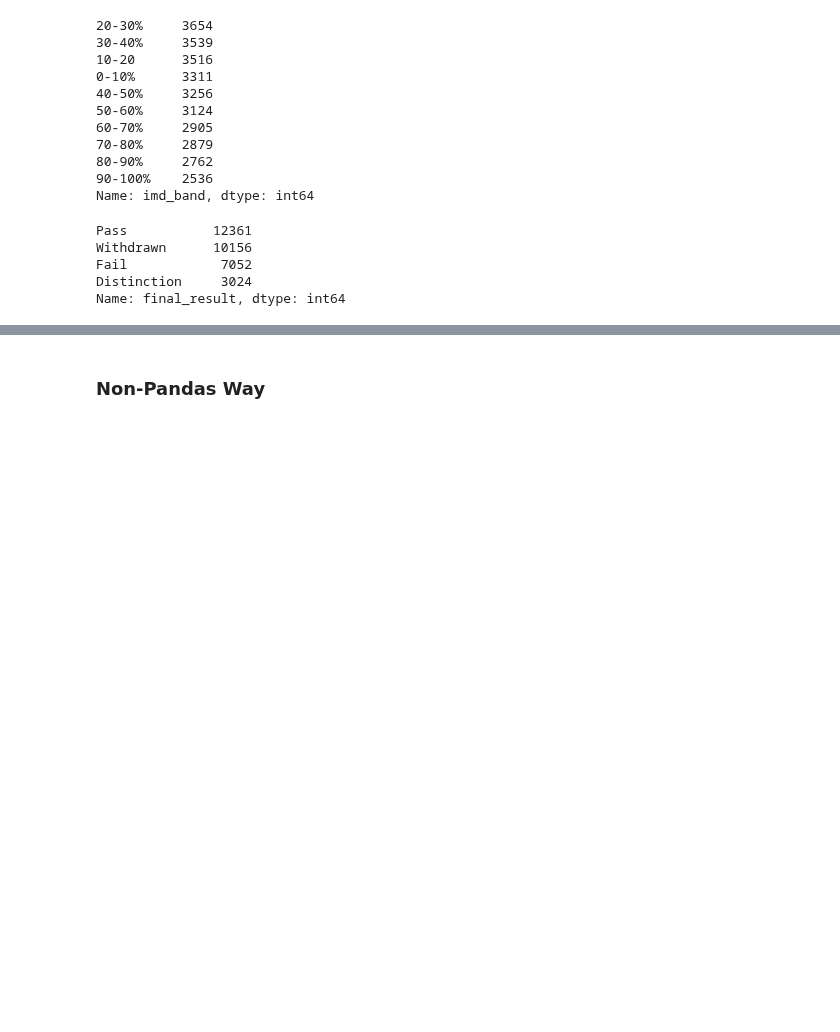
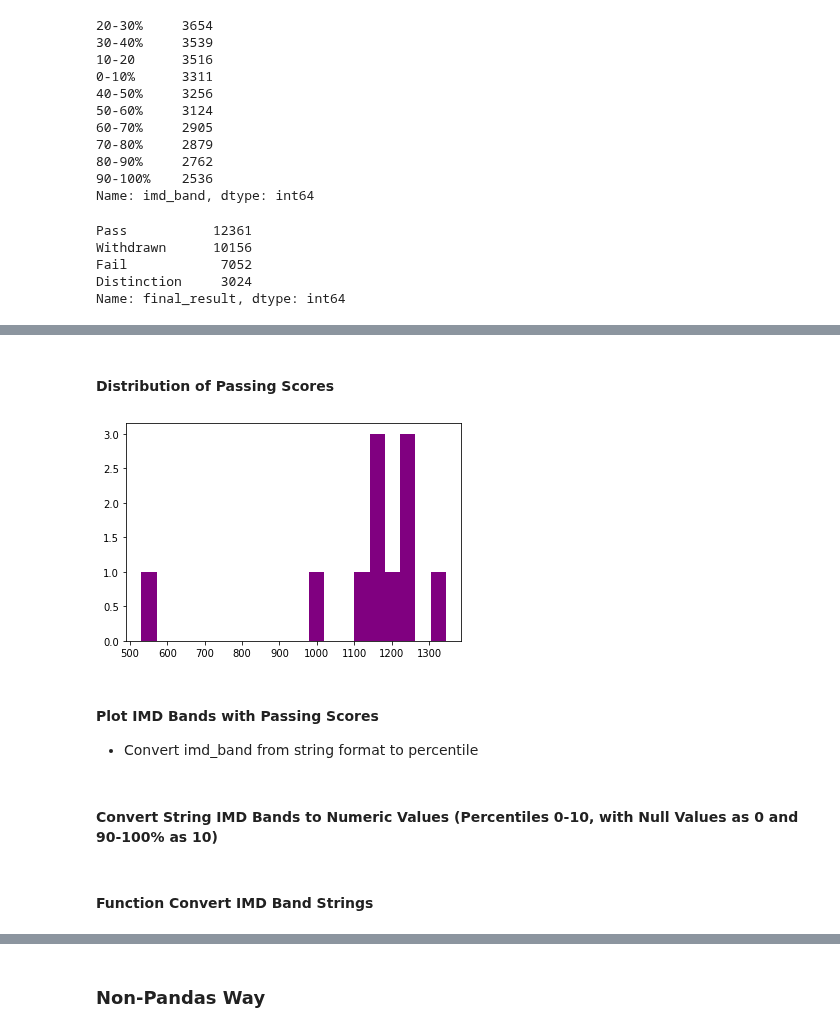
Before and after one commit to MagicMilly/ua-application, a Jupyter notebook: uni_data_analysis.ipynb, the cells around one changed output, grey strips where cells are left out. Cells and saved outputs as stored; diff of their text form; code cells hidden in the pictures; blank space fills up the shorter version.

```diff
--- a/uni_data_analysis.ipynb
+++ b/uni_data_analysis.ipynb
@@ -224,0 +198,11 @@ c.execute("""
+# %%
+# do not use 'pass' as column name, as this is a python reserved keyword
+
+imd_and_passing = pd.read_sql_query("""
+                                    SELECT imd_band, COUNT(final_result) AS passing
+                                    FROM student_info
+                                    WHERE final_result = 'Pass'
+                                    GROUP BY imd_band;
+                                    """, conn)
+
+imd_and_passing
@@ -224,0 +248,13 @@ c.execute("""
+# %% [markdown]
+#### Distribution of Passing Scores
+# %%
+plt.hist(imd_and_passing.passing, bins=20, color='purple');
+# %% [output]
+[figure, added]
+# %% [markdown]
+#### Plot IMD Bands with Passing Scores
+* Convert imd_band from string format to percentile
+# %% [markdown]
+#### Convert String IMD Bands to Numeric Values (Percentiles 0-10, with Null Values as 0 and 90-100% as 10)
+# %% [markdown]
+#### Function Convert IMD Band Strings
```
Also changed, not shown: parts of 50 cells of this notebook.
